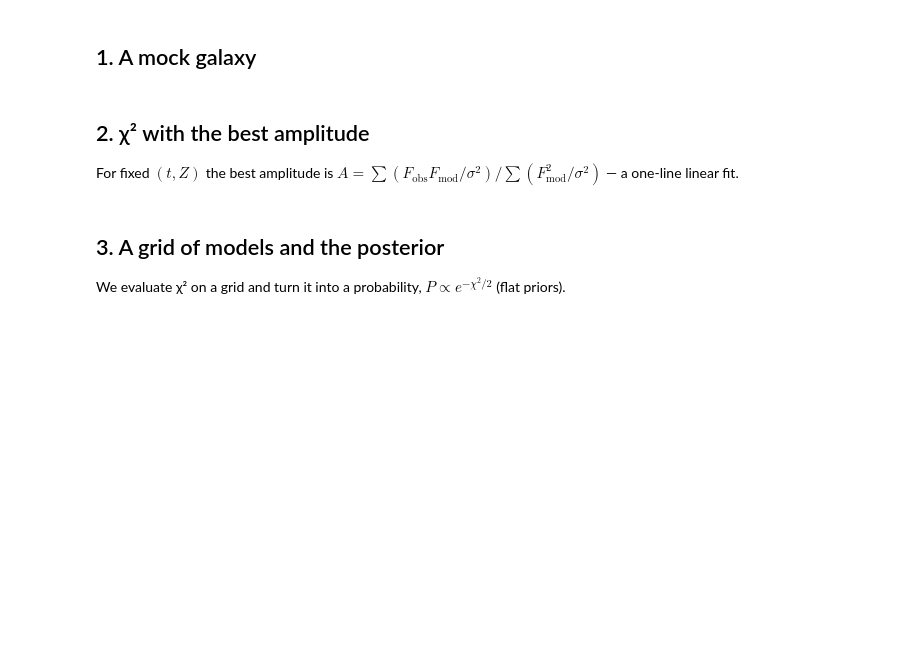
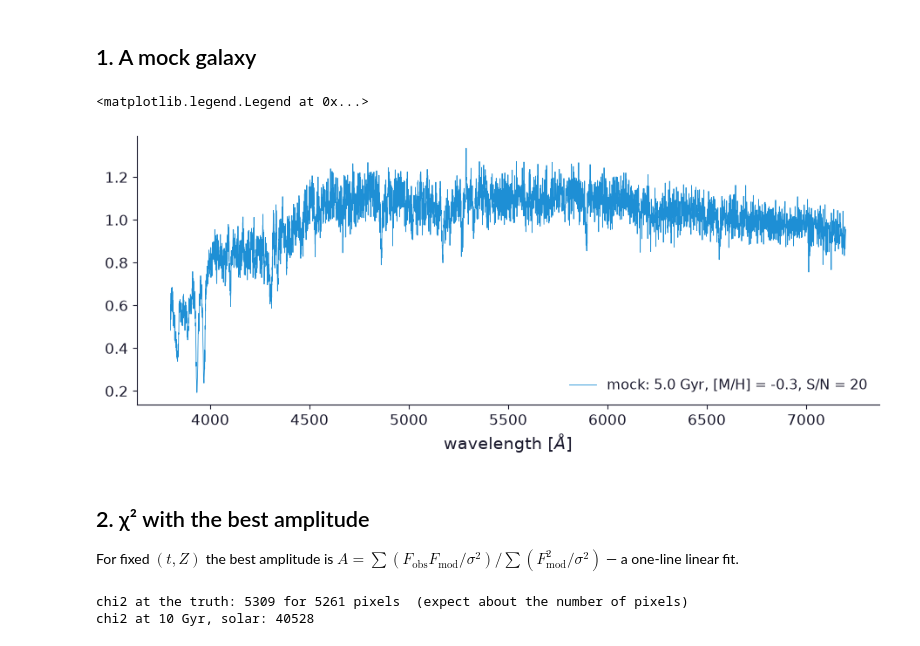
Before and after one commit to Azeret/stellar-populations-lectures, a Jupyter notebook: notebooks/06_fitting_an_SSP_with_FaSTAR.ipynb, the cells around one changed output. Drawn from its saved outputs; the diff is of its cells as text; code cells hidden in the pictures; blank space fills up the shorter version.

```diff
--- a/notebooks/06_fitting_an_SSP_with_FaSTAR.ipynb
+++ b/notebooks/06_fitting_an_SSP_with_FaSTAR.ipynb
@@ -32,7 +32,7 @@ use_slide_style(dark=False, scale=0.7)       # dark=True gives the lecture-slide
 
 from scipy.optimize import minimize
 from fastar import IntegratedSSPSynthesizer, imf
-from stellarpops.spectra import log_rebin, broaden_velocity, add_noise, normalise
+from stellarpops.spectra import log_rebin, broaden_velocity, add_noise
 
 ssp = IntegratedSSPSynthesizer(imf_function=imf.kroupa)
 wave = np.array(ssp.wave)
@@ -40,24 +40,31 @@ ln_lam, _, velscale = log_rebin(wave, np.ones_like(wave))
 lam = np.exp(ln_lam)
 FIT = (lam > 3800) & (lam < 7200)          # pixels used in the fit
 
+_cache = {}
 def model(age, met, sigma):
-    # FaSTAR SSP, log-rebinned and broadened to the galaxy's velocity dispersion
-    s = np.array(ssp.synthesize(age=float(age), met=float(met)))
-    s = np.interp(ln_lam, np.log(wave), s)
-    return broaden_velocity(s / np.median(s), velscale, sigma)
+    # FaSTAR SSP, log-rebinned and broadened to the galaxy's velocity dispersion (cached)
+    key = (round(float(age), 5), round(float(met), 5), sigma)
+    if key not in _cache:
+        s = np.array(ssp.synthesize(age=float(age), met=float(met)))
+        s = np.interp(ln_lam, np.log(wave), s)
+        _cache[key] = broaden_velocity(s / np.median(s), velscale, sigma)
+    return _cache[key]
 # %% [markdown]
 ## 1. A mock galaxy
 # %%
 TRUE = dict(age=5.0, met=-0.3)
 SIGMA = 150.0          # km/s, assumed known (pPXF measures it, notebook 07)
-SNR = 50
+SNR = 20               # per pixel
 
 clean = model(TRUE['age'], TRUE['met'], SIGMA)
 obs, err = add_noise(clean, SNR, rng=42)
 
 plt.figure(figsize=(11, 4))
 plt.plot(lam[FIT], obs[FIT], lw=0.6, label=f'mock: {TRUE["age"]} Gyr, [M/H] = {TRUE["met"]}, S/N = {SNR}')
 plt.xlabel(r'wavelength [$\AA$]'); plt.legend()
+# %% [output]
+<matplotlib.legend.Legend at 0x...>
+[figure, added]
 # %% [markdown]
 ## 2. χ² with the best amplitude
 
@@ -69,9 +76,8 @@ def chi2(age, met, data=obs, noise=err, sigma=SIGMA, mask=FIT):
     A = np.sum(d * m / e**2) / np.sum(m**2 / e**2)
     return np.sum(((d - A * m) / e) ** 2)
 
-print('chi2 at the truth:', round(chi2(**TRUE)), 'for', FIT.sum(), 'pixels')
+print('chi2 at the truth:', round(chi2(**TRUE)), 'for', FIT.sum(), 'pixels  (expect about the number of pixels)')
 print('chi2 at 10 Gyr, solar:', round(chi2(10.0, 0.0)))
+# %% [output]
+chi2 at the truth: 5309 for 5261 pixels  (expect about the number of pixels)
+chi2 at 10 Gyr, solar: 40528
-# %% [markdown]
-## 3. A grid of models and the posterior
-
-We evaluate χ² on a grid and turn it into a probability, $P \propto e^{-\chi^2/2}$ (flat priors).
```
Also changed, not shown: parts of 15 cells of this notebook, 3 other files.
